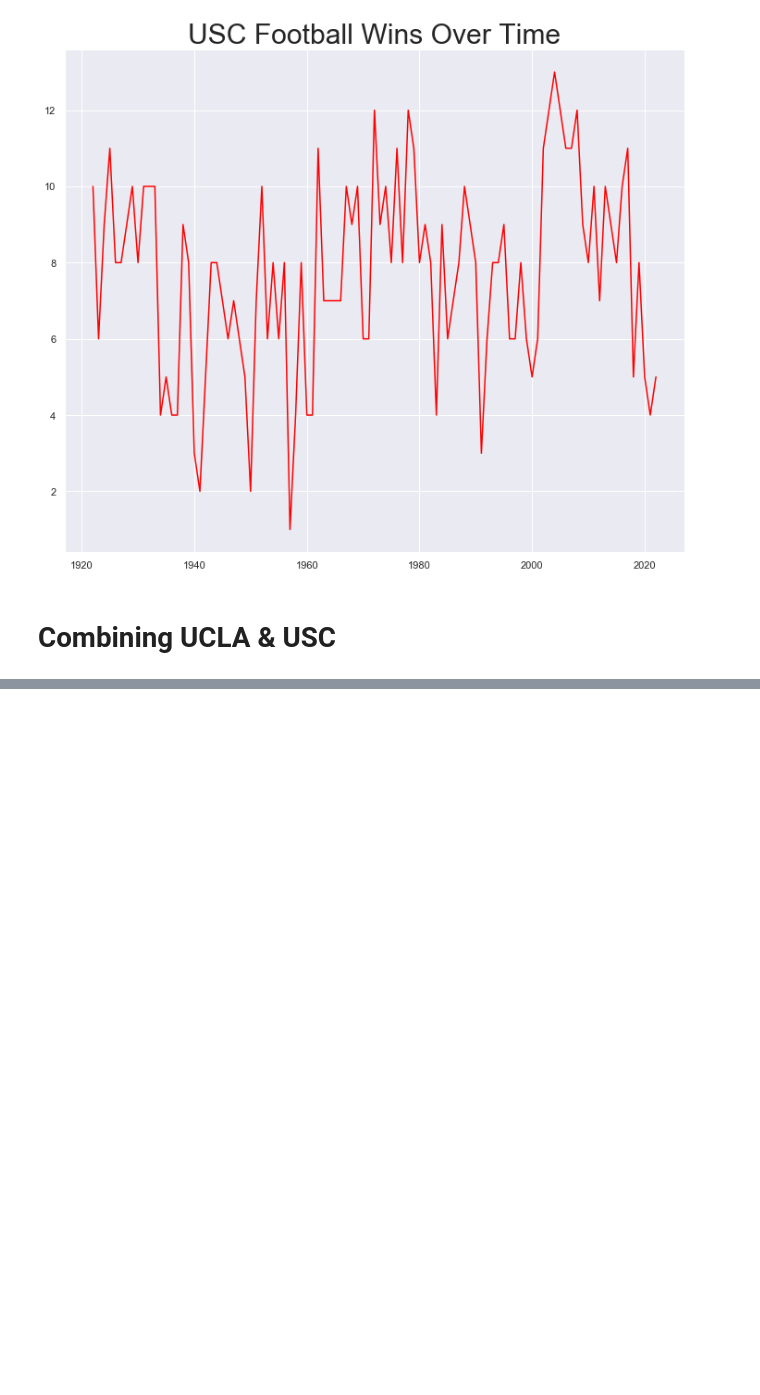
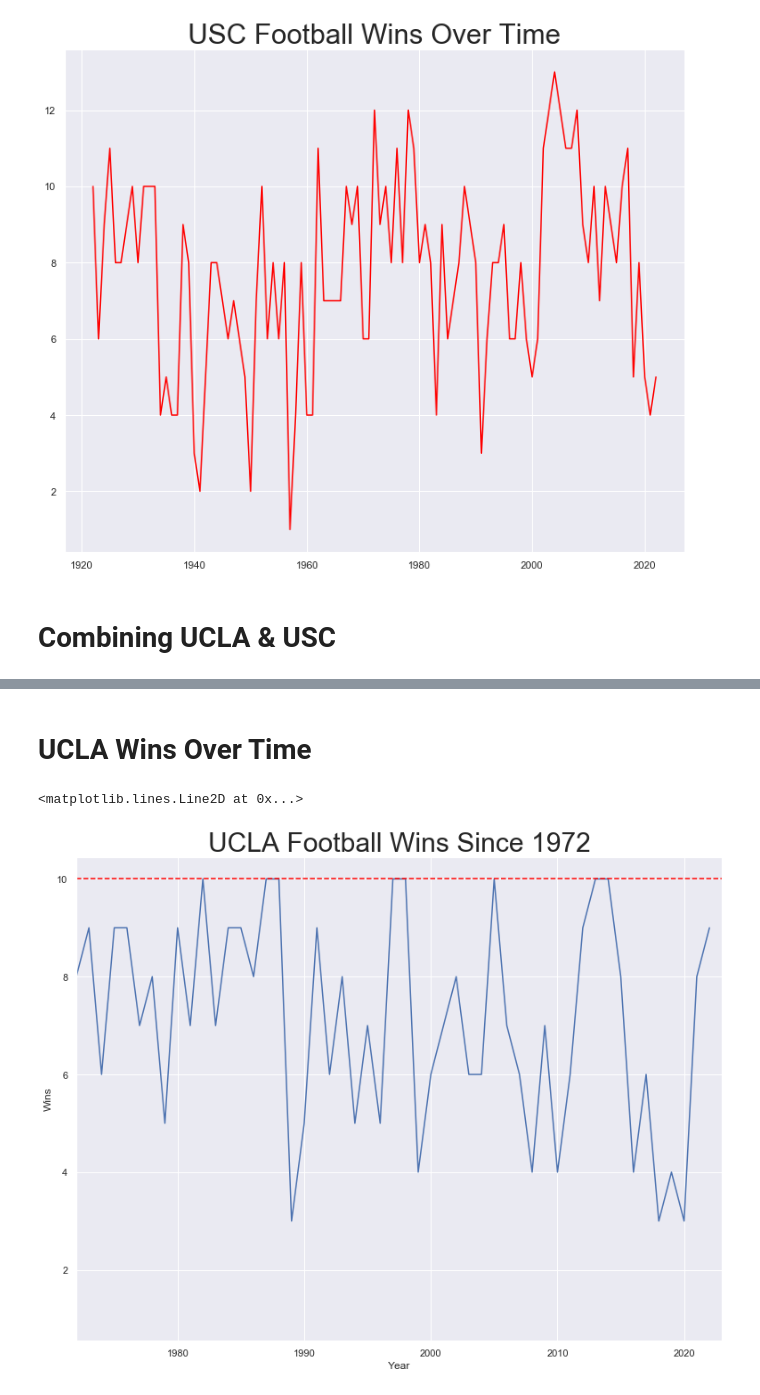
Before and after one commit to JoeFregault/Los-Angeles-College-Football-vs-NFL, a Jupyter notebook: Visualizations and Analysis of NFL vs CFB.ipynb, the cells around one changed output, grey strips where cells are left out. Cells and saved outputs as stored; diff of their text form; code cells hidden in the pictures; blank space fills up the shorter version.

```diff
--- a/Visualizations and Analysis of NFL vs CFB.ipynb
+++ b/Visualizations and Analysis of NFL vs CFB.ipynb
@@ -49,0 +50,16 @@ plt.xlim(2000, 2021)
+# %% [markdown]
+# UCLA Wins Over Time
+# %%
+# UCLA graph with horizontal line at 10 games
+ucla_wins = sns.lineplot(
+    'Year', 'Overall W', data = ucla_data,
+    palette = ['blue']
+    ).set_title("UCLA Football Wins Since 1972", fontsize=30
+)
+
+plt.ylabel('Wins')
+plt.xlim(1972, 2023)
+plt.axhline(y=10, color='red', linestyle='--')
+# %% [output]
+<matplotlib.lines.Line2D at 0x...>
+[figure, added]
```
Also changed, not shown: parts of 2 cells of this notebook, 1 other file.
